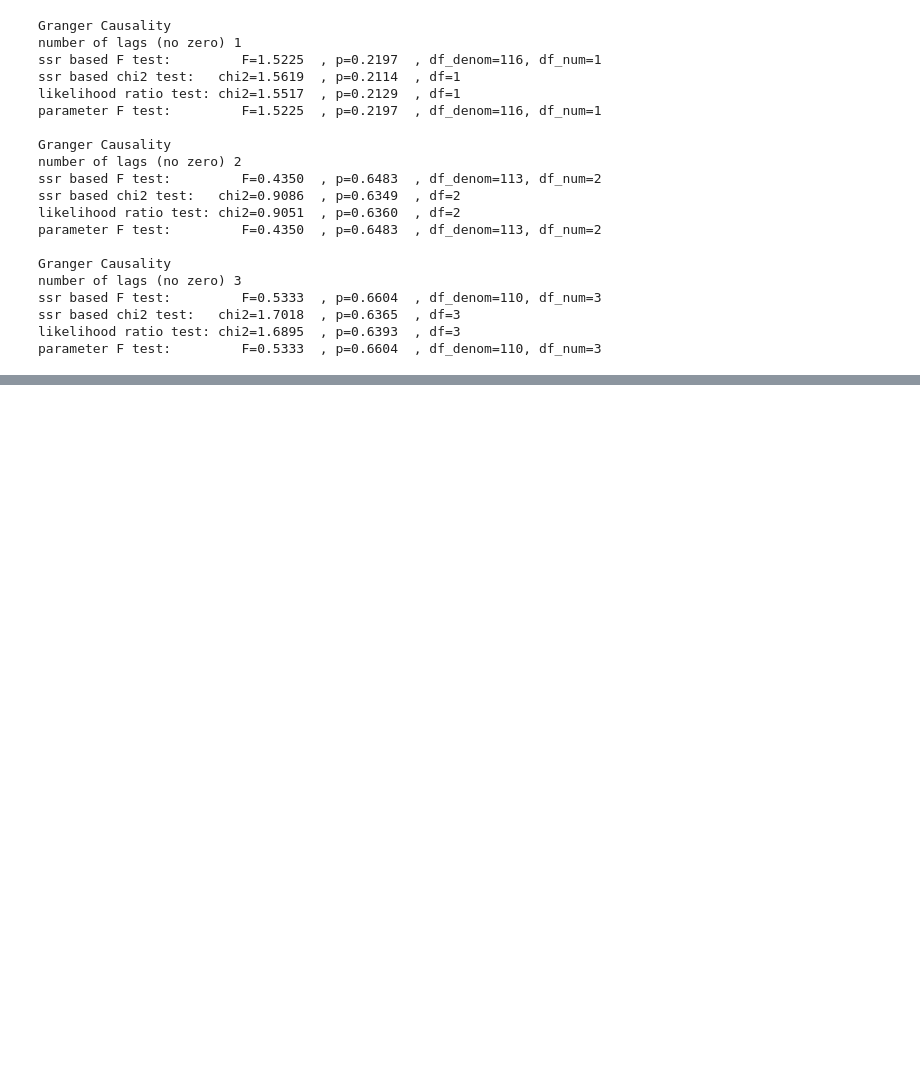
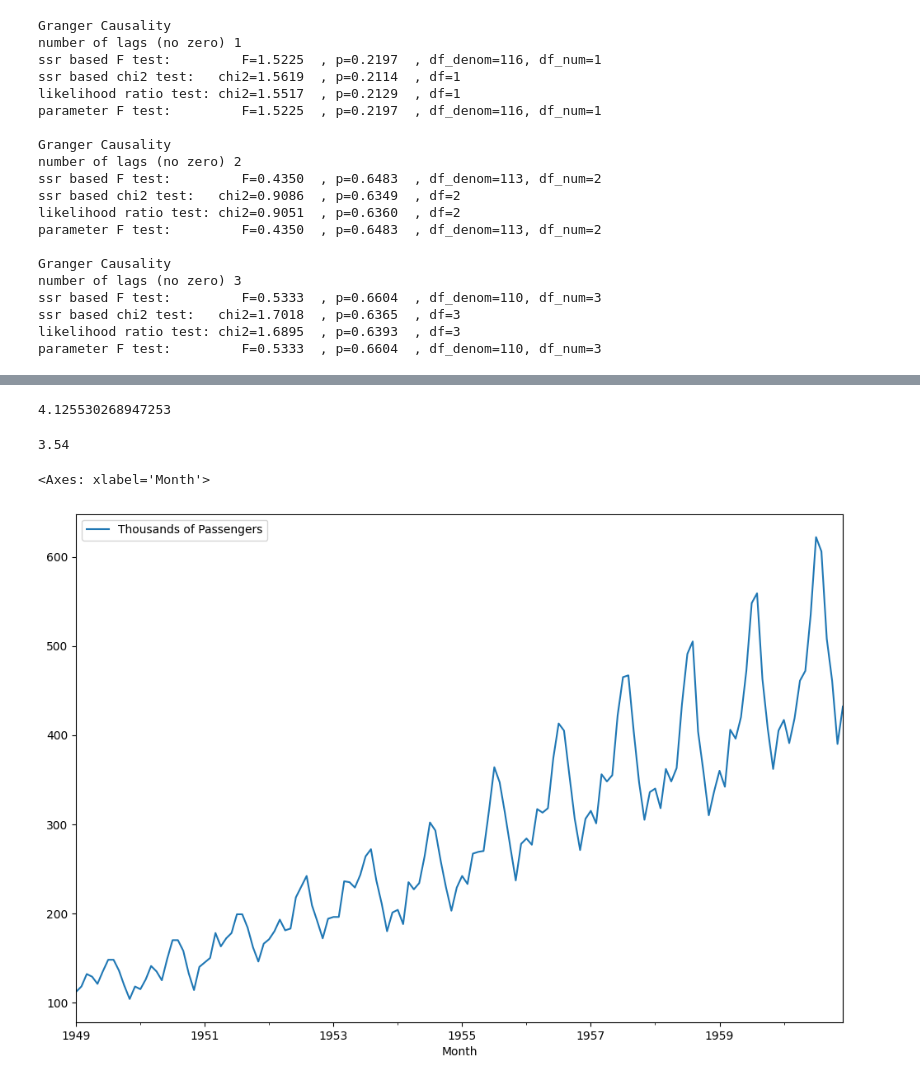
Before and after one commit to nmaiya/ColabTimeSeries, a Jupyter notebook: Descriptive_Statistics_and_Tests.ipynb, the cells around one changed output, grey strips where cells are left out. Saved outputs shown, nothing was run; the diff lists cells and outputs as text; code cells hidden in the pictures; blank space fills up the shorter version.

```diff
--- a/Descriptive_Statistics_and_Tests.ipynb
+++ b/Descriptive_Statistics_and_Tests.ipynb
@@ -188,0 +212,14 @@ parameter F test:         F=0.5333  , p=0.6604  , df_denom=110, df_num=3
+# %%
+rmse(df['test'],df['predictions'])
+# %% [output]
+4.125530268947253
+# %%
+meanabs(df['test'],df['predictions'])
+# %% [output]
+3.54
+# %%
+airPass.head()
+airPass.plot(figsize=(12,8))
+# %% [output]
+<Axes: xlabel='Month'>
+[figure, added]
```
Also changed, not shown: parts of 8 cells of this notebook.
